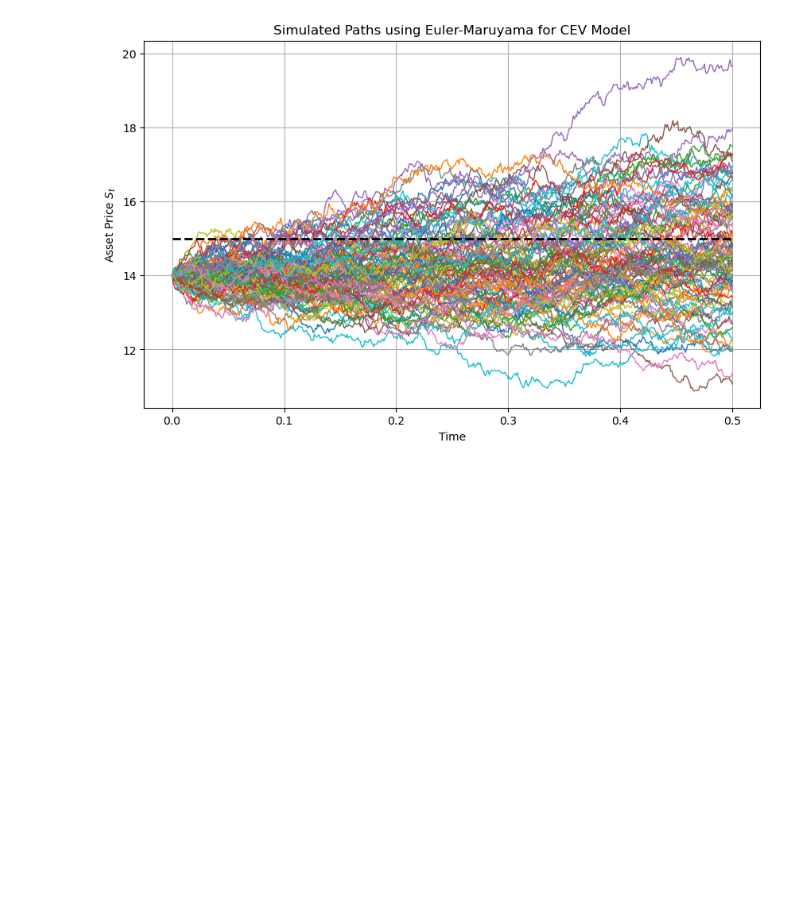
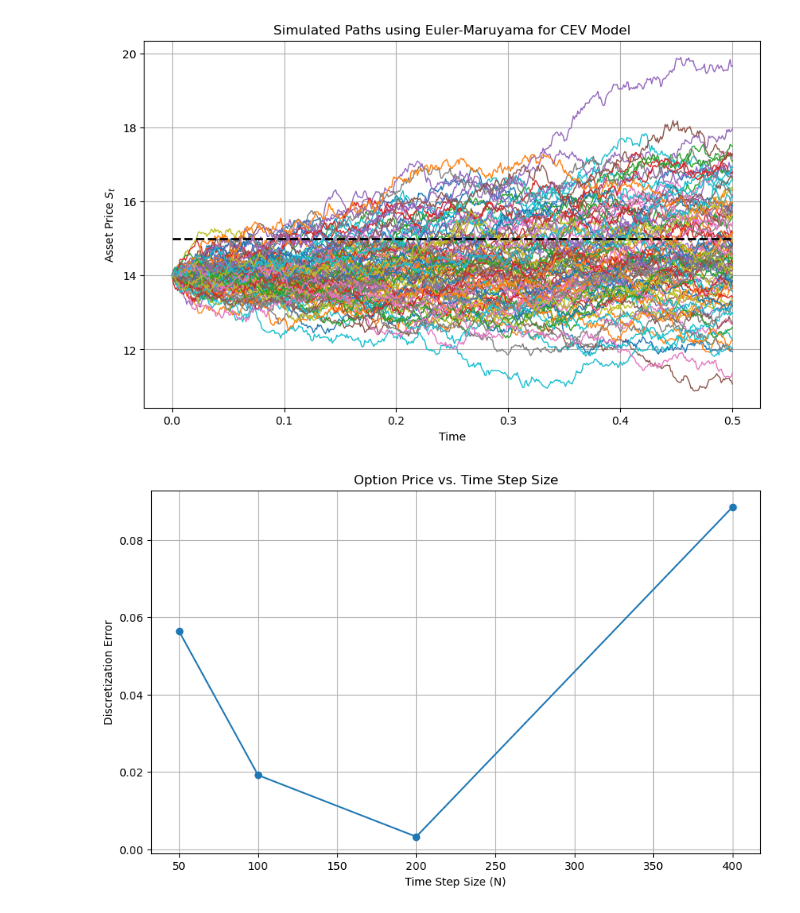
Before and after one commit to pontusbjorklid/Computational-Finance-Projects, a Jupyter notebook: MCpricing.ipynb, the cells around one changed output. Cells and saved outputs as stored; diff of their text form; code cells hidden in the pictures; blank space fills up the shorter version.

```diff
--- a/MCpricing.ipynb
+++ b/MCpricing.ipynb
@@ -67,4 +67,51 @@ plt.show()
 European Call Option Price: 0.4624
 European Put Option Price: 0.7469
 [figure]
+# %%
+### DISCRETIZATION ERROR ###
+
+# Function to simulate the option price with given time steps (N)
+def simulate_option_price(N):
+    # Parameters for the CEV model
+    r = 0.1          # Risk-free rate
+    sigma = 0.25     # Volatility
+    gamma = 1      # Elasticity parameter (CEV parameter)
+    S0 = 14          # Initial value of the asset (e.g. stock price)
+    T = 0.5          # Time horizon
+    dt = T / N       # Time step size
+    n_simulations = 1000  # Number of simulation paths
+    K = 15           # Strike price of the option
+
+    dt = T / N
+    dW = np.random.normal(0, np.sqrt(dt), (n_simulations, N))
+
+    # Simulate paths
+    S = np.zeros((n_simulations, N + 1))
+    S[:, 0] = S0
+    for i in tqdm(range(N)):
+        S[:, i+1] = S[:, i] + r * S[:, i] * dt + sigma * S[:, i]**gamma * dW[:, i]
+
+    # Compute the payoff at maturity
+    payoffs = np.maximum(S[:, -1] - K, 0)
+    mean_payoff = np.mean(payoffs)
+    call_option_price = np.exp(-r * T) * mean_payoff
+    F = bsexact(sigma, r, K, T, S0)
+
+    discretization_error = abs(call_option_price - F)
+    return discretization_error
+
+# Run simulations with different time steps
+N_values = [50, 100, 200, 400]
+discretization_errors = [simulate_option_price(N) for N in N_values]
+
+# Plot the option price as a function of the time step size
+plt.figure(figsize=(10, 6))
+plt.plot(N_values, discretization_errors, 'o-')
+plt.title('Option Price vs. Time Step Size')
+plt.xlabel('Time Step Size (N)')
+plt.ylabel('Discretization Error')
+plt.grid(True)
+plt.show()
+# %% [output]
+[figure, added]
 # %%
```
Also changed, not shown: parts of 3 cells of this notebook.
